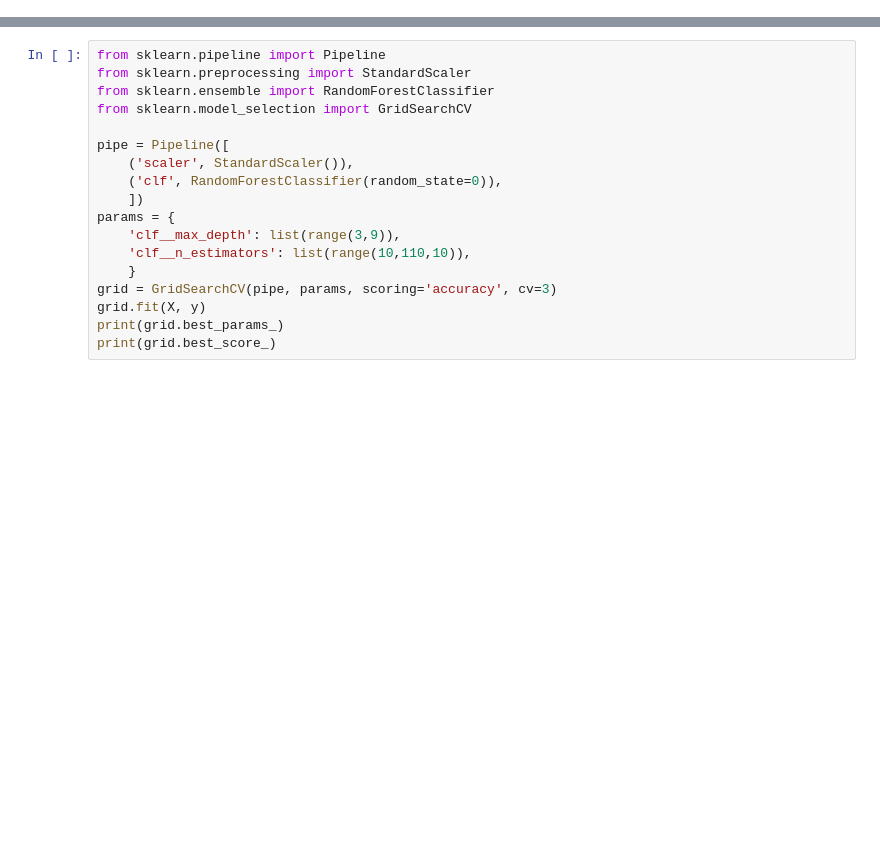
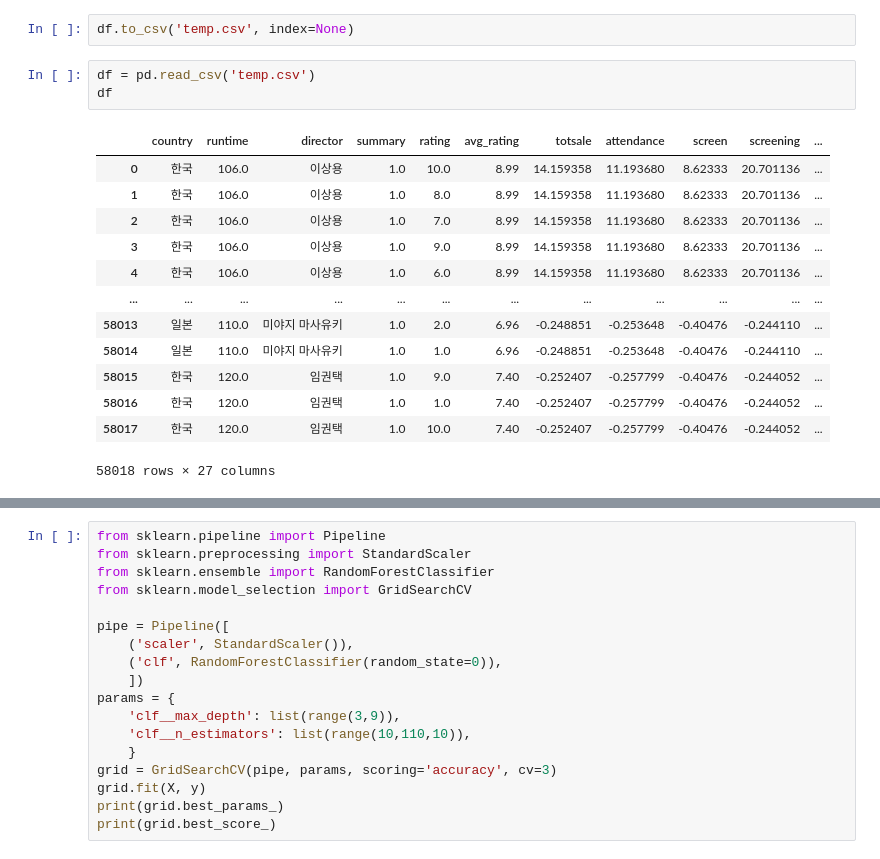
Before and after one commit to sangchun1/movie_rating_predict, a Jupyter notebook: train/review-numerical.ipynb, the cells around one changed output, grey strips where cells are left out. Saved outputs shown, nothing was run; the diff lists cells and outputs as text; blank space fills up the shorter version.

```diff
--- a/train/review-numerical.ipynb
+++ b/train/review-numerical.ipynb
@@ -56,0 +328,19 @@ X_train, X_test, y_train, y_test = train_test_split(X, y, test_size=0.2, random_
+# %%
+df.to_csv('temp.csv', index=None)
+# %%
+df = pd.read_csv('temp.csv')
+df
+# %% [output]
+|  | country | runtime | director | summary | rating | avg_rating | totsale | attendance | screen | screening | ... |
+| 0 | 한국 | 106.0 | 이상용 | 1.0 | 10.0 | 8.99 | 14.159358 | 11.193680 | 8.62333 | 20.701136 | ... |
+| 1 | 한국 | 106.0 | 이상용 | 1.0 | 8.0 | 8.99 | 14.159358 | 11.193680 | 8.62333 | 20.701136 | ... |
+| 2 | 한국 | 106.0 | 이상용 | 1.0 | 7.0 | 8.99 | 14.159358 | 11.193680 | 8.62333 | 20.701136 | ... |
+| 3 | 한국 | 106.0 | 이상용 | 1.0 | 9.0 | 8.99 | 14.159358 | 11.193680 | 8.62333 | 20.701136 | ... |
+| 4 | 한국 | 106.0 | 이상용 | 1.0 | 6.0 | 8.99 | 14.159358 | 11.193680 | 8.62333 | 20.701136 | ... |
+| ... | ... | ... | ... | ... | ... | ... | ... | ... | ... | ... | ... |
+| 58013 | 일본 | 110.0 | 미야지 마사유키 | 1.0 | 2.0 | 6.96 | -0.248851 | -0.253648 | -0.40476 | -0.244110 | ... |
+| 58014 | 일본 | 110.0 | 미야지 마사유키 | 1.0 | 1.0 | 6.96 | -0.248851 | -0.253648 | -0.40476 | -0.244110 | ... |
+| 58015 | 한국 | 120.0 | 임권택 | 1.0 | 9.0 | 7.40 | -0.252407 | -0.257799 | -0.40476 | -0.244052 | ... |
+| 58016 | 한국 | 120.0 | 임권택 | 1.0 | 1.0 | 7.40 | -0.252407 | -0.257799 | -0.40476 | -0.244052 | ... |
+| 58017 | 한국 | 120.0 | 임권택 | 1.0 | 10.0 | 7.40 | -0.252407 | -0.257799 | -0.40476 | -0.244052 | ... |
+58018 rows × 27 columns
```
Also changed, not shown: parts of 12 cells of this notebook, 5 other files.
